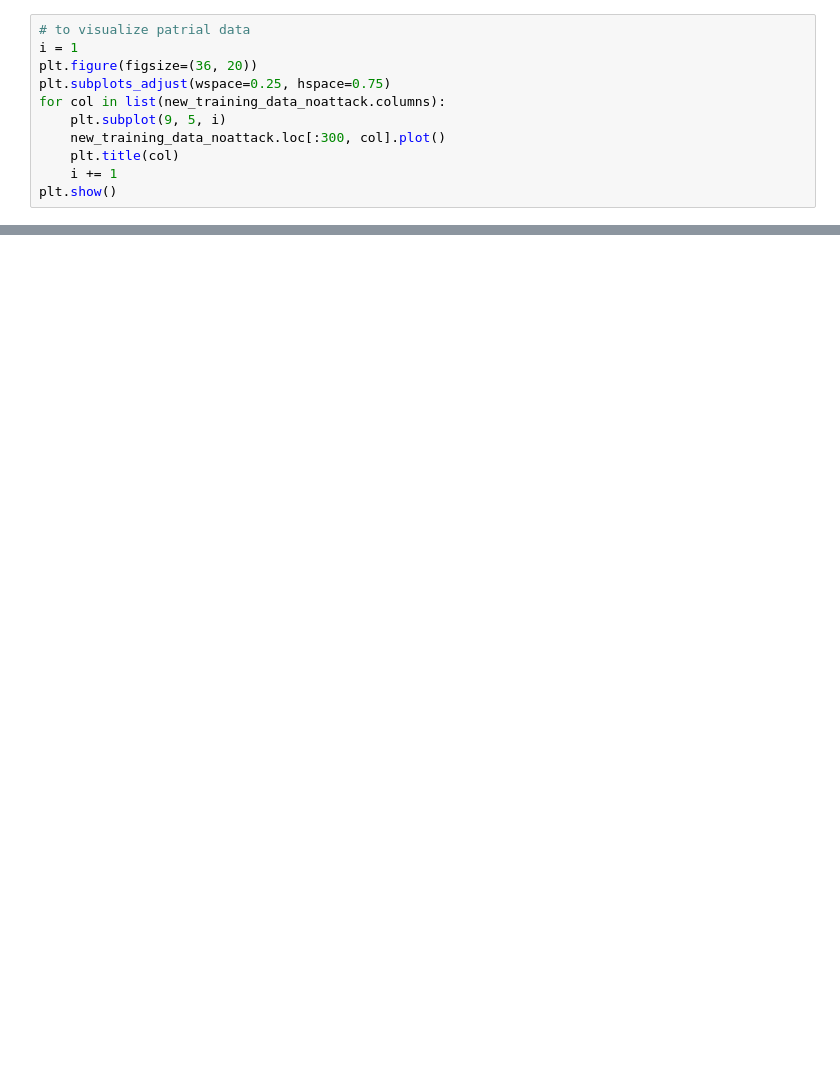
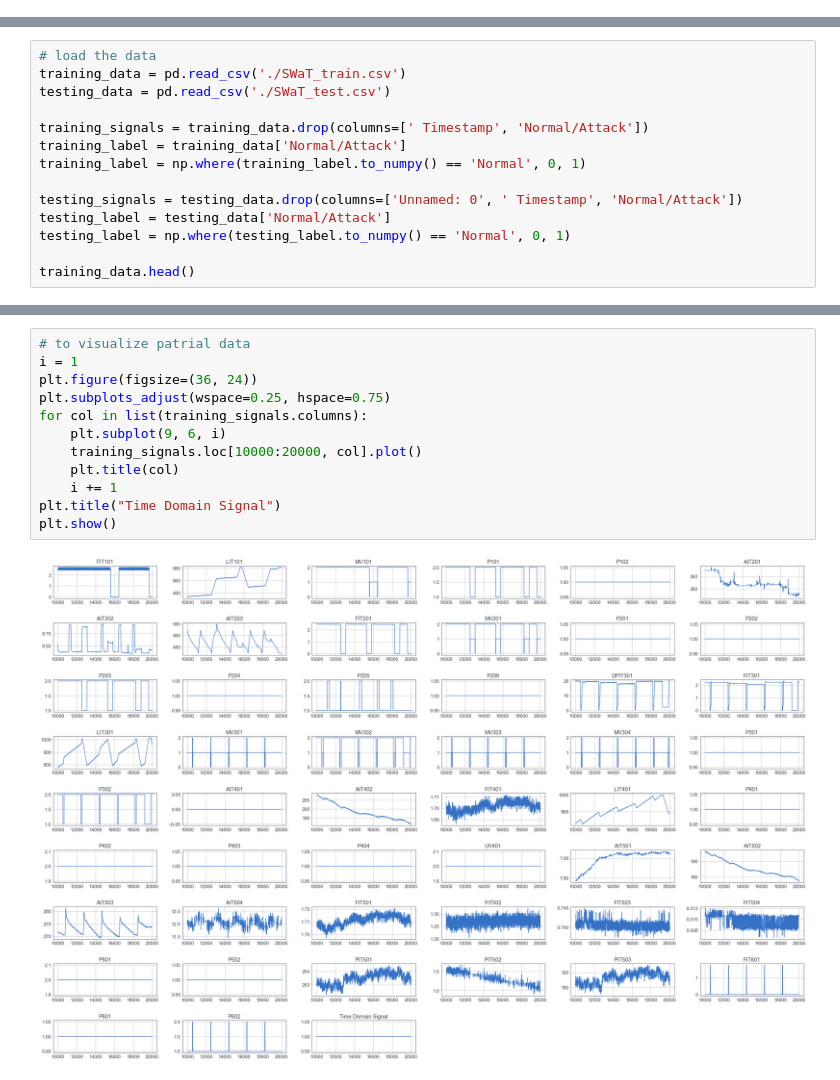
Before and after one commit to Timo9Madrid7/CS4035CyberDataAnalytics, a Jupyter notebook: assignment2/lab2.ipynb, the cells around one changed output, grey strips where cells are left out. Cells and saved outputs as stored; diff of their text form; blank space fills up the shorter version.

```diff
--- a/assignment2/lab2.ipynb
+++ b/assignment2/lab2.ipynb
@@ -33,11 +0,0 @@ new_training_data_noattack = new_training_data_noattack.drop(columns=['DATETIME'
-# %%
-# to visualize patrial data
-i = 1
-plt.figure(figsize=(36, 20))
-plt.subplots_adjust(wspace=0.25, hspace=0.75)
-for col in list(new_training_data_noattack.columns):
-    plt.subplot(9, 5, i)
-    new_training_data_noattack.loc[:300, col].plot()
-    plt.title(col)
-    i += 1
-plt.show()
@@ -91,0 +47,14 @@ plt.show()
+# %%
+# load the data
+training_data = pd.read_csv('./SWaT_train.csv')
+testing_data = pd.read_csv('./SWaT_test.csv')
+
+training_signals = training_data.drop(columns=[' Timestamp', 'Normal/Attack'])
+training_label = training_data['Normal/Attack']
+training_label = np.where(training_label.to_numpy() == 'Normal', 0, 1)
+
+testing_signals = testing_data.drop(columns=['Unnamed: 0', ' Timestamp', 'Normal/Attack'])
+testing_label = testing_data['Normal/Attack']
+testing_label = np.where(testing_label.to_numpy() == 'Normal', 0, 1)
+
+training_data.head()
@@ -91,0 +69,14 @@ plt.show()
+# %%
+# to visualize patrial data
+i = 1
+plt.figure(figsize=(36, 24))
+plt.subplots_adjust(wspace=0.25, hspace=0.75)
+for col in list(training_signals.columns):
+    plt.subplot(9, 6, i)
+    training_signals.loc[10000:20000, col].plot()
+    plt.title(col)
+    i += 1
+plt.title("Time Domain Signal")
+plt.show()
+# %% [output]
+[figure, added]
```
Also changed, not shown: parts of 60 cells of this notebook, 5 other files.
